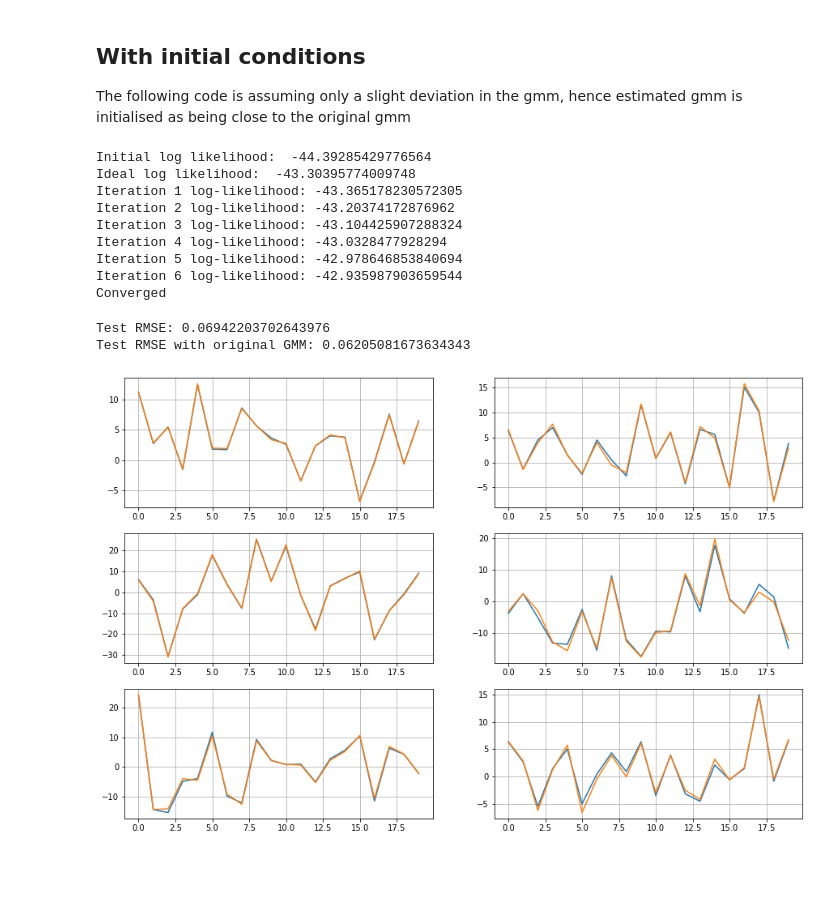
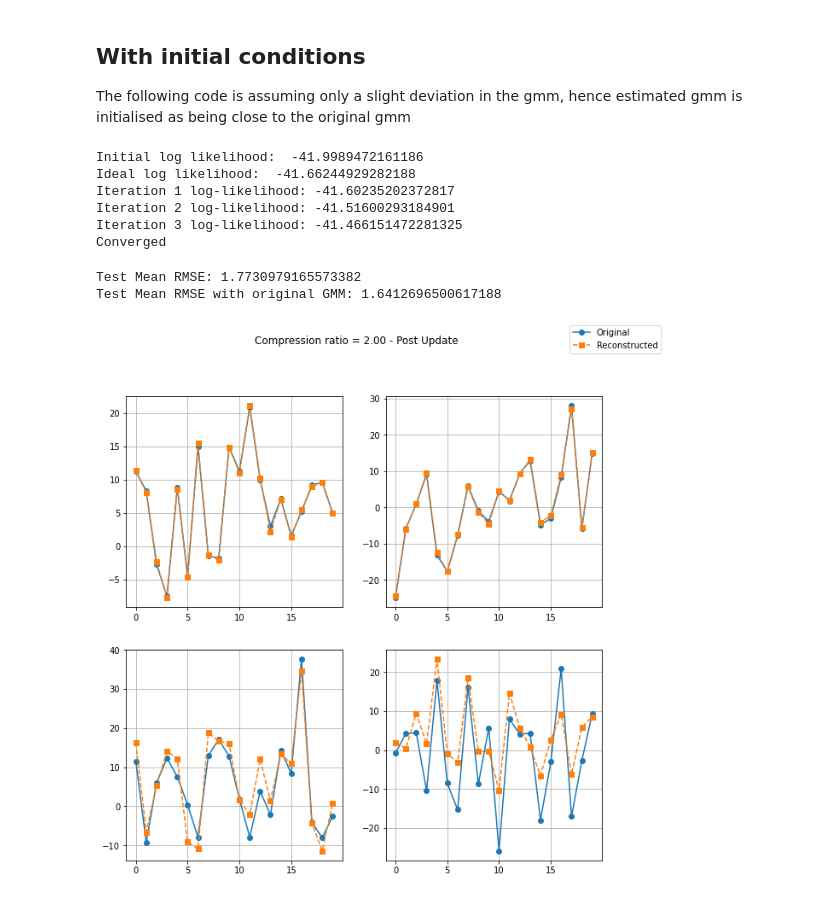
Before and after one commit to sumeetkrm/anomaly-detection, a Jupyter notebook: gmm_recon.ipynb, the cells around one changed output. Drawn from its saved outputs; the diff is of its cells as text; code cells hidden in the pictures; blank space fills up the shorter version.

Commit message:
Update Plots

```diff
--- a/gmm_recon.ipynb
+++ b/gmm_recon.ipynb
@@ -281,3 +300,7 @@ print(samples[0][0])
+# %%
+def get_random_unit_vector(n):
+    v = np.random.normal(size=n)
+    return v/np.linalg.norm(v)
 # %% [markdown]
 ## With initial conditions
 The following code is assuming only a slight deviation in the gmm, hence estimated gmm is initialised as being close to the original gmm
@@ -286,7 +309,7 @@ The following code is assuming only a slight deviation in the gmm, hence estimat
 def shift_gmm(original_gmm, fc):
     # shift means randomly by fc% of its norm and copy everything else as is
     for i in range(n_components):
-        original_gmm.means_[i] = original_gmm.means_[i] + (fc * np.sqrt(np.linalg.norm(original_gmm.means_[i])**2 / n_features) * np.random.randn(estimated_gmm.means_[i].shape[0]))
+        original_gmm.means_[i] = original_gmm.means_[i] + (fc * np.linalg.norm(original_gmm.means_[i]) * get_random_unit_vector(n_features))
         original_gmm.covariances_[i] = original_gmm.covariances_[i]
         original_gmm.precisions_[i] = original_gmm.precisions_[i]
         original_gmm.precisions_cholesky_[i] = original_gmm.precisions_cholesky_[i]
@@ -297,7 +320,7 @@ def shift_gmm(original_gmm, fc):
 # initialise estimate of the original gmm
 # assumption is that we know the number of components required to model the original gmm
 # gmm_copy = make_gmm(n_components, n_features, random_state=7)
-my_test_gmm = shift_gmm(my_test_gmm, 0.05)
+my_test_gmm = shift_gmm(my_test_gmm, 0.1)
 # for i in range(n_components):
 #     # shift mean randomly by 10% of its norm
 #     print(f"Initial mean {i}: {estimated_gmm.means_[i]}")
@@ -359,14 +382,11 @@ while True:
         # else:
         #     print("Ideal log-likelihood reached, stopping to avoid overfitting")
 # %% [output]
-Initial log likelihood:  -44.39285429776564
-Ideal log likelihood:  -43.30395774009748
-Iteration 1 log-likelihood: -43.365178230572305
-Iteration 2 log-likelihood: -43.20374172876962
-Iteration 3 log-likelihood: -43.104425907288324
-Iteration 4 log-likelihood: -43.0328477928294
-Iteration 5 log-likelihood: -42.978646853840694
-Iteration 6 log-likelihood: -42.935987903659544
+Initial log likelihood:  -41.9989472161186
+Ideal log likelihood:  -41.66244929282188
+Iteration 1 log-likelihood: -41.60235202372817
+Iteration 2 log-likelihood: -41.51600293184901
+Iteration 3 log-likelihood: -41.466151472281325
 Converged
 # %%
 # get test sample set, take compressive measurements, reconstruct and check rmse
@@ -407,28 +427,24 @@ for i in range(n_test):
 
 test_reconstructed_samples = np.array(test_reconstructed_samples)
 test_reconstructed_samples_with_original_gmm = np.array(test_reconstructed_samples_with_original_gmm)
-test_rmse = 0
-for i in range(n_test):
-    test_rmse += np.linalg.norm(test_reconstructed_samples[i] - test_sample_set[i]) / np.linalg.norm(test_sample_set[i])
-test_rmse /= n_test
-print(f"Test RMSE: {test_rmse}")
-
-test_rmse_orig = 0
-for i in range(n_test):
-    test_rmse_orig += np.linalg.norm(test_reconstructed_samples_with_original_gmm[i] - test_sample_set[i]) / np.linalg.norm(test_sample_set[i])
-test_rmse_orig /= n_test
-print(f"Test RMSE with original GMM: {test_rmse_orig}")
+print(f"Test Mean RMSE: {error_metric(test_sample_set, test_reconstructed_samples,n_test)}")
+print(f"Test Mean RMSE with original GMM: {error_metric(test_sample_set, test_reconstructed_samples_with_original_gmm,n_test)}")
 # %% [output]
-Test RMSE: 0.06942203702643976
-Test RMSE with original GMM: 0.06205081673634343
+Test Mean RMSE: 1.7730979165573382
+Test Mean RMSE with original GMM: 1.6412696500617188
 # %%
-fig, ax = plt.subplots(3,2, figsize=(15, 10))
+fig, ax = plt.subplots(2,2, figsize=(10, 10))
 itc = 0
-for i in (np.random.randint(0,n_test, size=6)):
-    ax[itc//2,itc%2].plot(test_sample_set[i])
-    ax[itc//2,itc%2].plot(test_reconstructed_samples[i])
+for i in (np.random.randint(0,n_test, size=4)):
+    ax[itc//2,itc%2].plot(test_sample_set[i], 'o-', label='Original')
+    ax[itc//2,itc%2].plot(test_reconstructed_samples[i], 's--', label='Reconstructed')
     ax[itc//2,itc%2].grid()
     itc += 1
+compression_ratio = n_features / n_measurements
+fig.suptitle(f"Compression ratio = {compression_ratio:.2f} - Post Update")
+handles, labels = ax[0][0].get_legend_handles_labels()
+fig.legend(handles, labels, loc='upper right')
+plt.savefig(f"./plots/CR_{compression_ratio:.2f}_post_update.png")
 plt.show()
 # %% [output]
-[figure, old version]
+[figure, new version]
```
Also changed, not shown: parts of 8 cells of this notebook, 11 other files.
